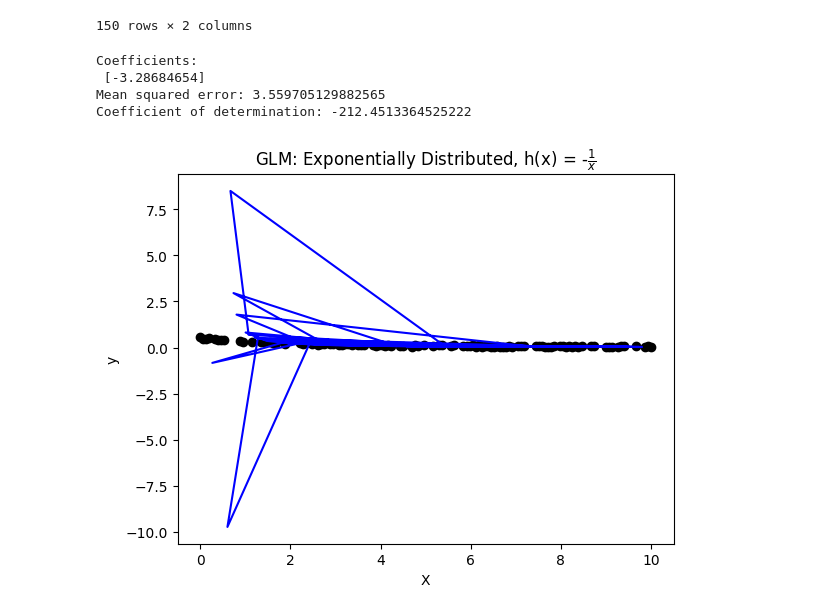
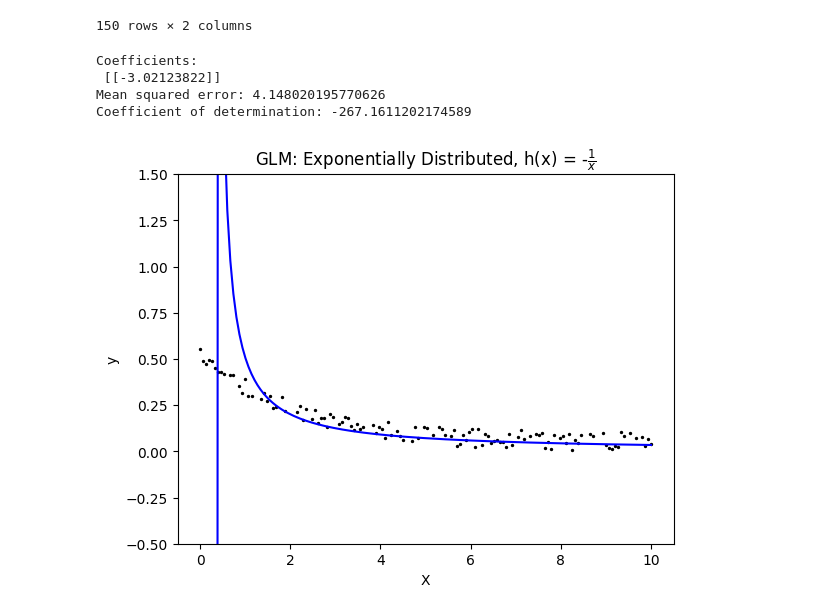
Before and after one commit to kyleosung/Stats_3AT3_Final_Project, a Jupyter notebook: glm_1Var_exp.ipynb, the cells around one changed output. Drawn from its saved outputs; the diff is of its cells as text; code cells hidden in the pictures.

```diff
--- a/glm_1Var_exp.ipynb
+++ b/glm_1Var_exp.ipynb
@@ -34,34 +34,34 @@ df
 150 rows × 2 columns
 # %%
 X = df["X"].to_numpy().reshape(-1, 1)
-y = df["y"].to_numpy()
-
+y = df["y"].to_numpy().reshape(-1, 1)
 
 y_transformed = h(y)
 # %%
-X_train, X_test, y_train, y_test = train_test_split(X, y, test_size=0.33, random_state=42)
+X_train, X_test, y_train, y_test = train_test_split(X, y, test_size=0.2, random_state=42)
 # %%
 regr = LinearRegression()
 regr.fit(X_train, h(y_train))
 
-y_pred = h_inv(regr.predict(X_test))
+y_pred = h_inv(regr.predict(X))
 
 print(f"Coefficients: \n", regr.coef_)
-print(f"Mean squared error: {mean_squared_error(y_test, y_pred)}")
-print(f"Coefficient of determination: {r2_score(y_test, y_pred)}")
+print(f"Mean squared error: {mean_squared_error(y, y_pred)}")
+print(f"Coefficient of determination: {r2_score(y, y_pred)}")
 # %% [output]
 Coefficients:
- [-3.28684654]
-Mean squared error: 3.559705129882565
-Coefficient of determination: -212.4513364525222
+ [[-3.02123822]]
+Mean squared error: 4.148020195770626
+Coefficient of determination: -267.1611202174589
 # %%
-plt.scatter(X_train, y_train, color="black")
-plt.plot(X_test, y_pred, color="blue")
+plt.scatter(X_train, y_train, color="black",s=2)
+plt.plot(X, y_pred, color="blue")
 plt.xlabel("X")
 plt.ylabel("y")
+plt.ylim(-0.5,1.5)
 plt.title(r"GLM: Exponentially Distributed, h(x) = -$\frac{1}{x}$")
 plt.show()
 # %% [output]
-[figure, old version]
+[figure, new version]
 # %%
 plt.scatter(X_test, y_test, color="black")
```
Also changed, not shown: parts of 1 cell of this notebook, 4 other files.
